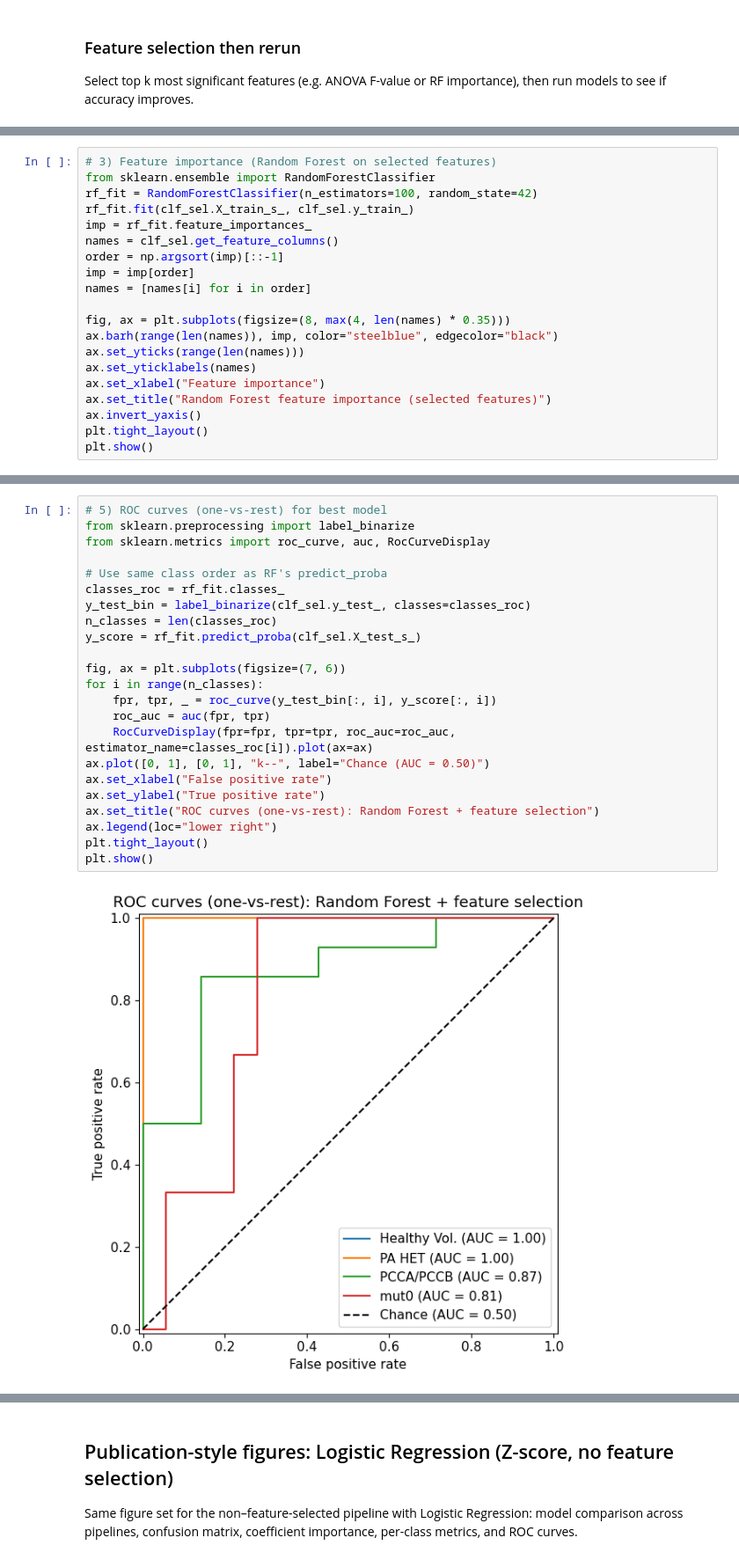
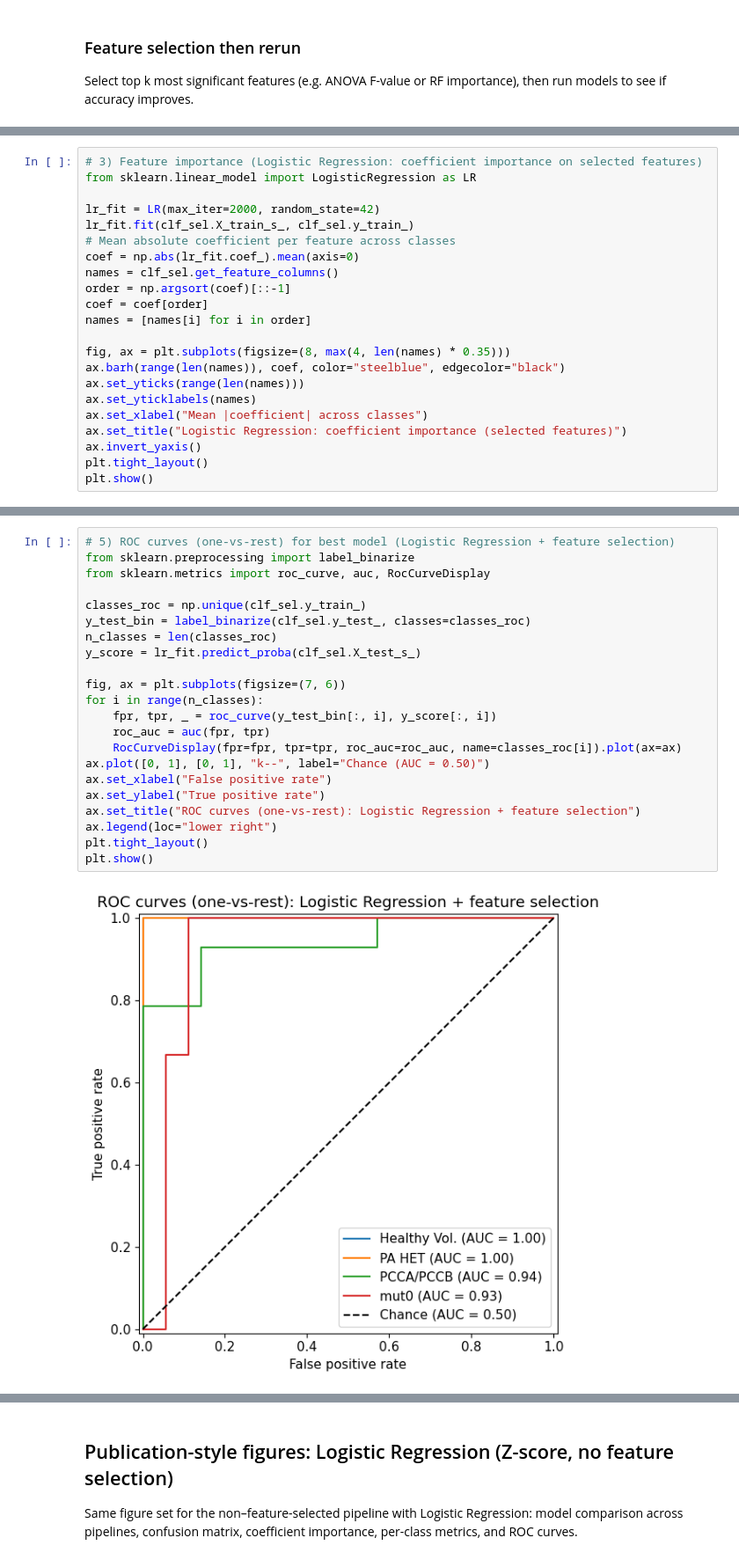
Before and after one commit to fnv234/metabolites-analysis, a Jupyter notebook: analysis.ipynb, the cells around one changed output, grey strips where cells are left out. Shown at 88% size. Drawn from its saved outputs; the diff is of its cells as text.

```diff
--- a/analysis.ipynb
+++ b/analysis.ipynb
@@ -356,20 +359,22 @@ plt.show()
 # %%
-# 3) Feature importance (Random Forest on selected features)
-from sklearn.ensemble import RandomForestClassifier
-rf_fit = RandomForestClassifier(n_estimators=100, random_state=42)
-rf_fit.fit(clf_sel.X_train_s_, clf_sel.y_train_)
-imp = rf_fit.feature_importances_
+# 3) Feature importance (Logistic Regression: coefficient importance on selected features)
+from sklearn.linear_model import LogisticRegression as LR
+
+lr_fit = LR(max_iter=2000, random_state=42)
+lr_fit.fit(clf_sel.X_train_s_, clf_sel.y_train_)
+# Mean absolute coefficient per feature across classes
+coef = np.abs(lr_fit.coef_).mean(axis=0)
 names = clf_sel.get_feature_columns()
-order = np.argsort(imp)[::-1]
-imp = imp[order]
+order = np.argsort(coef)[::-1]
+coef = coef[order]
 names = [names[i] for i in order]
 
 fig, ax = plt.subplots(figsize=(8, max(4, len(names) * 0.35)))
-ax.barh(range(len(names)), imp, color="steelblue", edgecolor="black")
+ax.barh(range(len(names)), coef, color="steelblue", edgecolor="black")
 ax.set_yticks(range(len(names)))
 ax.set_yticklabels(names)
-ax.set_xlabel("Feature importance")
-ax.set_title("Random Forest feature importance (selected features)")
+ax.set_xlabel("Mean |coefficient| across classes")
+ax.set_title("Logistic Regression: coefficient importance (selected features)")
 ax.invert_yaxis()
 plt.tight_layout()
 plt.show()
@@ -412,28 +417,27 @@ weighted avg       0.81      0.81      0.80        21
 # %%
-# 5) ROC curves (one-vs-rest) for best model
+# 5) ROC curves (one-vs-rest) for best model (Logistic Regression + feature selection)
 from sklearn.preprocessing import label_binarize
 from sklearn.metrics import roc_curve, auc, RocCurveDisplay
 
-# Use same class order as RF's predict_proba
-classes_roc = rf_fit.classes_
+classes_roc = np.unique(clf_sel.y_train_)
 y_test_bin = label_binarize(clf_sel.y_test_, classes=classes_roc)
 n_classes = len(classes_roc)
-y_score = rf_fit.predict_proba(clf_sel.X_test_s_)
+y_score = lr_fit.predict_proba(clf_sel.X_test_s_)
 
 fig, ax = plt.subplots(figsize=(7, 6))
 for i in range(n_classes):
     fpr, tpr, _ = roc_curve(y_test_bin[:, i], y_score[:, i])
     roc_auc = auc(fpr, tpr)
-    RocCurveDisplay(fpr=fpr, tpr=tpr, roc_auc=roc_auc, estimator_name=classes_roc[i]).plot(ax=ax)
+    RocCurveDisplay(fpr=fpr, tpr=tpr, roc_auc=roc_auc, name=classes_roc[i]).plot(ax=ax)
 ax.plot([0, 1], [0, 1], "k--", label="Chance (AUC = 0.50)")
 ax.set_xlabel("False positive rate")
 ax.set_ylabel("True positive rate")
-ax.set_title("ROC curves (one-vs-rest): Random Forest + feature selection")
+ax.set_title("ROC curves (one-vs-rest): Logistic Regression + feature selection")
 ax.legend(loc="lower right")
 plt.tight_layout()
 plt.show()
 # %% [output]
-[figure, old version]
+[figure, new version]
 # %%
 # 6) All models comparison (feature-selection pipeline): CV and test accuracy
 res_df = pd.DataFrame(results_sel)
```
Also changed, not shown: parts of 12 cells of this notebook.
